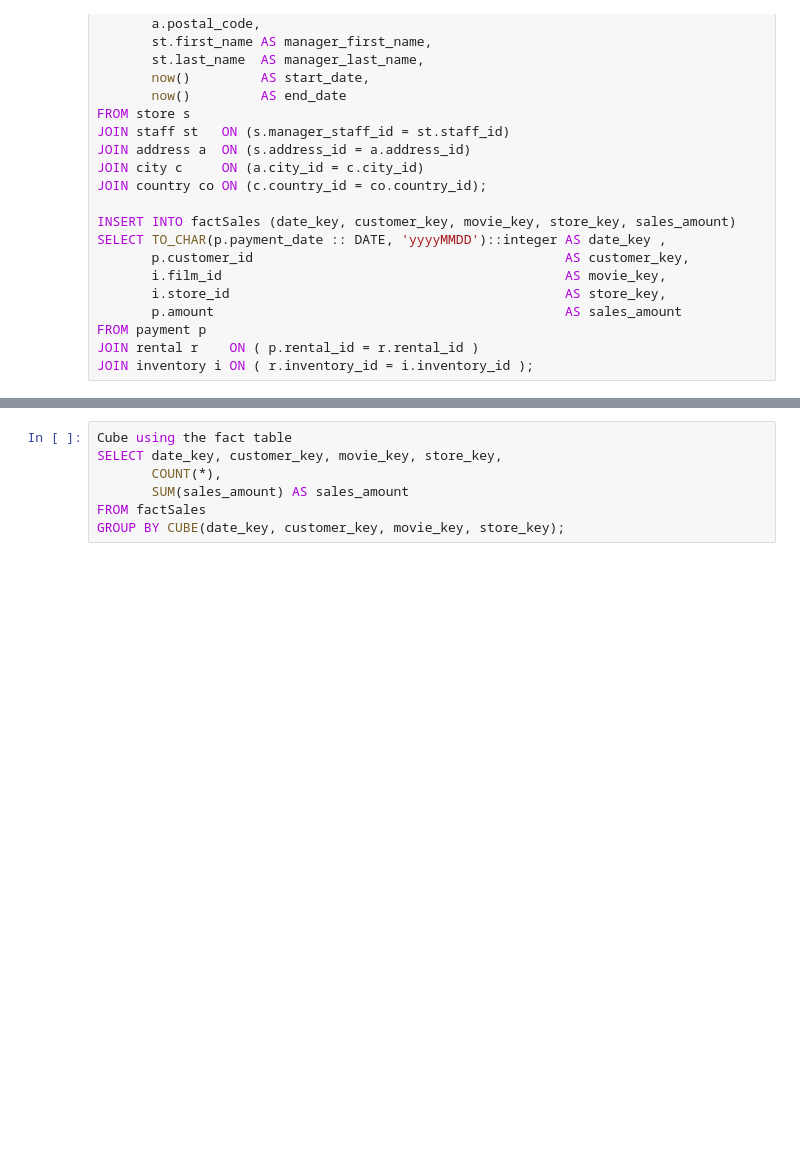
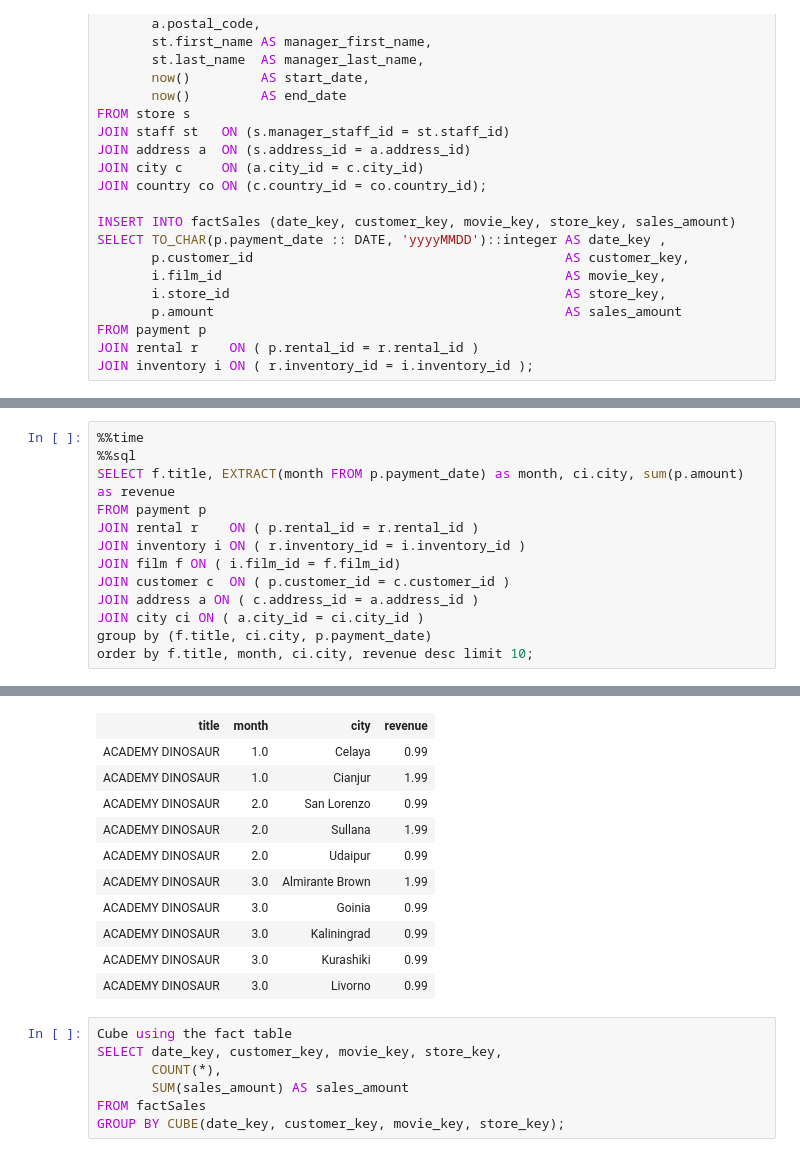
Before and after one commit to novelari/hello_dwh, a Jupyter notebook: scripts/Demo01-3NF_Schema_Exploration.ipynb, the cells around one changed output, grey strips where cells are left out. Saved outputs shown, nothing was run; the diff lists cells and outputs as text; blank space fills up the shorter version.

```diff
--- a/scripts/Demo01-3NF_Schema_Exploration.ipynb
+++ b/scripts/Demo01-3NF_Schema_Exploration.ipynb
@@ -524,0 +598,14 @@ limit 5;
+# %%
+%%time
+%%sql
+SELECT f.title, EXTRACT(month FROM p.payment_date) as month, ci.city, sum(p.amount) as revenue
+FROM payment p
+JOIN rental r    ON ( p.rental_id = r.rental_id )
+JOIN inventory i ON ( r.inventory_id = i.inventory_id )
+JOIN film f ON ( i.film_id = f.film_id)
+JOIN customer c  ON ( p.customer_id = c.customer_id )
+JOIN address a ON ( c.address_id = a.address_id )
+JOIN city ci ON ( a.city_id = ci.city_id )
+group by (f.title, ci.city, p.payment_date)
+order by f.title, month, ci.city, revenue desc limit 10;
+# %% [output]
@@ -525,3 +616,14 @@ limit 5;
+| title | month | city | revenue |
+| ACADEMY DINOSAUR | 1.0 | Celaya | 0.99 |
+| ACADEMY DINOSAUR | 1.0 | Cianjur | 1.99 |
+| ACADEMY DINOSAUR | 2.0 | San Lorenzo | 0.99 |
+| ACADEMY DINOSAUR | 2.0 | Sullana | 1.99 |
+| ACADEMY DINOSAUR | 2.0 | Udaipur | 0.99 |
+| ACADEMY DINOSAUR | 3.0 | Almirante Brown | 1.99 |
+| ACADEMY DINOSAUR | 3.0 | Goinia | 0.99 |
+| ACADEMY DINOSAUR | 3.0 | Kaliningrad | 0.99 |
+| ACADEMY DINOSAUR | 3.0 | Kurashiki | 0.99 |
+| ACADEMY DINOSAUR | 3.0 | Livorno | 0.99 |
 # %%
 Cube using the fact table
 SELECT date_key, customer_key, movie_key, store_key,
```
Also changed, not shown: parts of 29 cells of this notebook.
